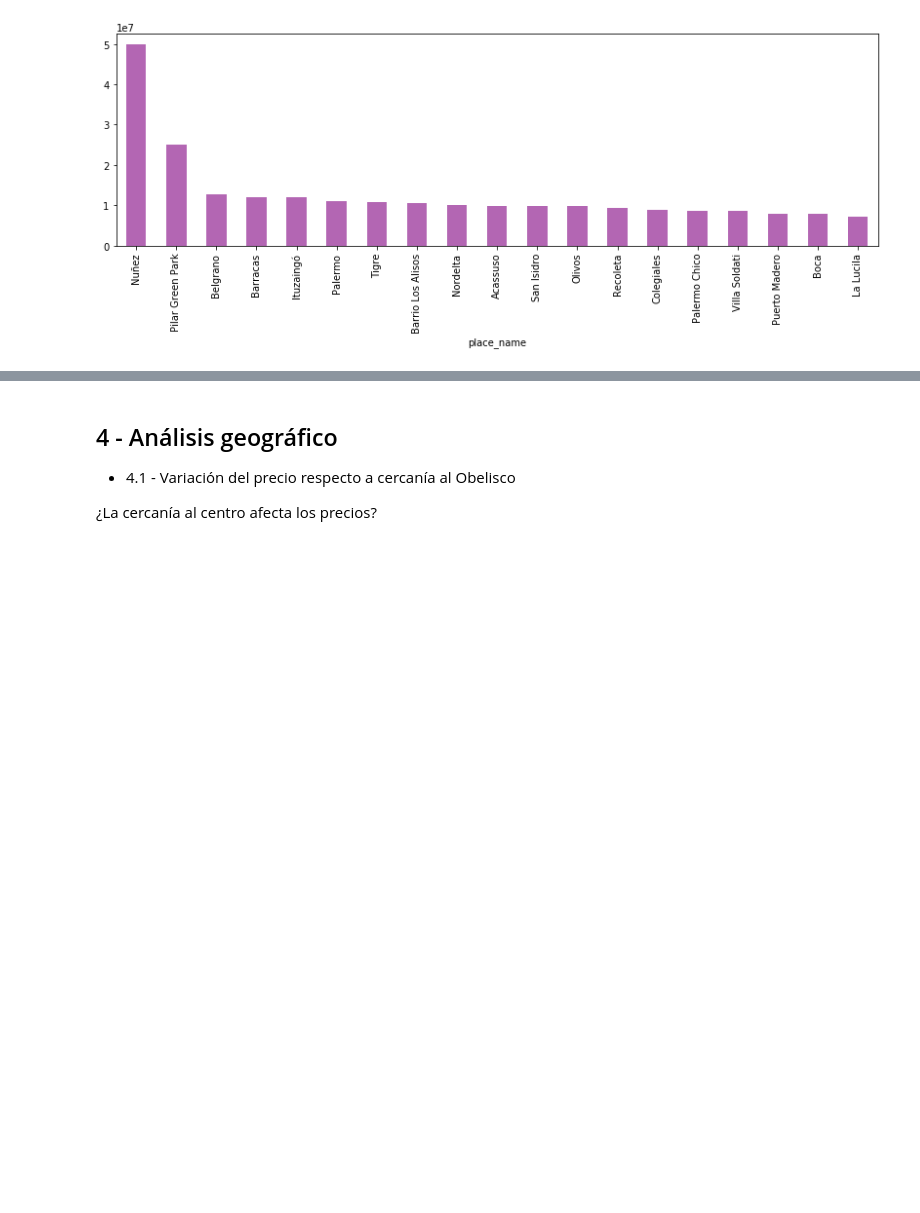
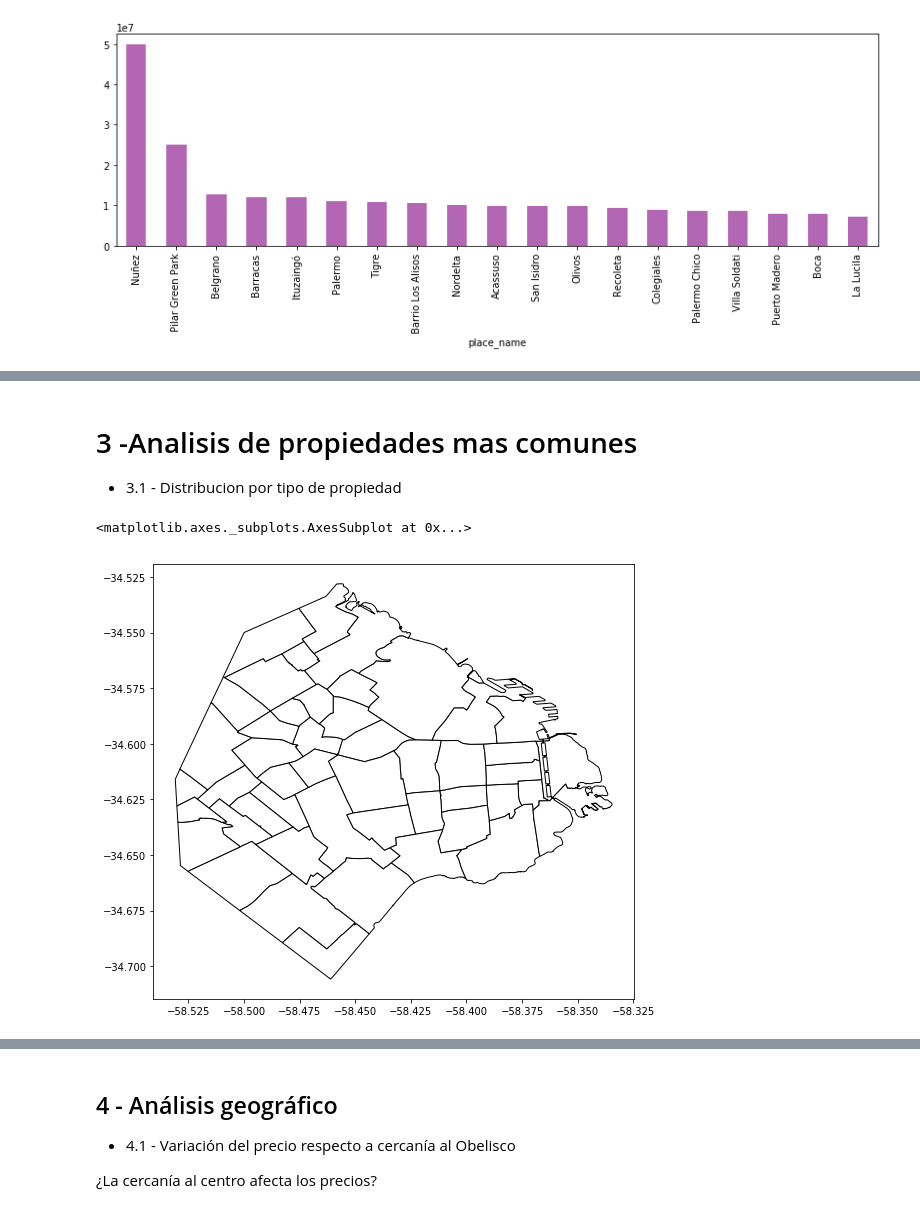
Before and after one commit to MatiasReimondo/Datos, a Jupyter notebook: Analisis de propiedades GBA y CABA.ipynb, the cells around one changed output, grey strips where cells are left out. Drawn from its saved outputs; the diff is of its cells as text; code cells hidden in the pictures; blank space fills up the shorter version.

```diff
--- a/Analisis de propiedades GBA y CABA.ipynb
+++ b/Analisis de propiedades GBA y CABA.ipynb
@@ -419,3 +434,20 @@ dataCFGBA.sort_values(['precio_propiedad'], ascending=False).head(10)
 | 480958 | Capital Federal | Belgrano | 138.0 | 84857.289855 | -34.569867 | -58.457581 | 1.171031e+07 |
 | 480989 | Capital Federal | Belgrano | 138.0 | 83185.992754 | -34.569867 | -58.457581 | 1.147967e+07 |
 | 481002 | Capital Federal | Belgrano | 138.0 | 81559.260870 | -34.569867 | -58.457581 | 1.125518e+07 |
+# %% [markdown]
+# 3 -Analisis de propiedades mas comunes
+- 3.1 - Distribucion por tipo de propiedad
+# %%
+#Cargamos los Shapefile para geopandas y ploteamos un mapa de Capital Federal con sus limites
+barrios_csv = pd.read_csv('data/shape/barrios.csv')
+barrios_csv1 = barrios_csv[['WKT']]
+
+barrios = gpd.read_file('data/shape/barrios_badata.shp')
+
+barrios_pd = pd.concat([barrios, barrios_csv1], axis=1)
+barrios_pd.sort_values(by='BARRIO', ascending=True)
+mapa_base = barrios_pd.to_crs(epsg=4326)
+mapa_base.plot(color='white', edgecolor='black',figsize= (12,8))
+# %% [output]
+<matplotlib.axes._subplots.AxesSubplot at 0x...>
+[figure, added]
```
Also changed, not shown: parts of 24 cells of this notebook, 8 other files.
